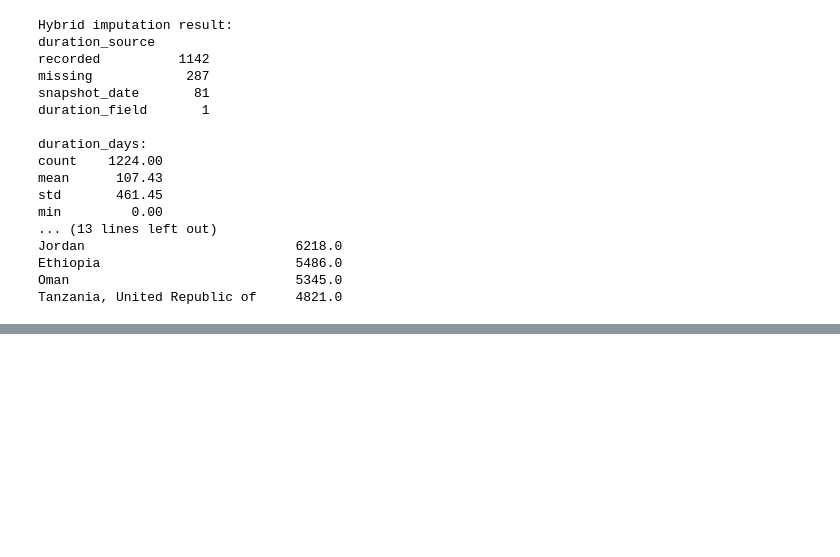
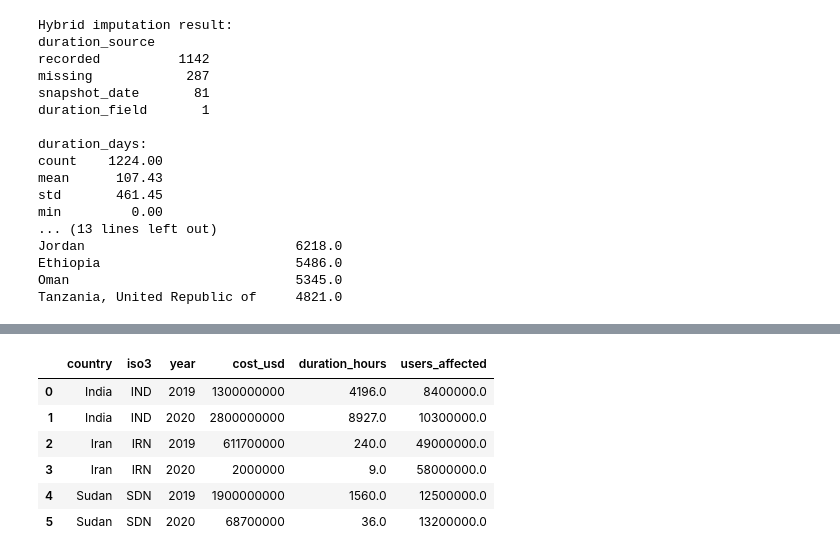
Before and after one commit to Muhanad-husn/The-global-cost-of-internet-shutdowns, a Jupyter notebook: notebooks/02_main.ipynb, the cells around one changed output, grey strips where cells are left out. Saved outputs shown, nothing was run; the diff lists cells and outputs as text; code cells hidden in the pictures; blank space fills up the shorter version.

```diff
--- a/notebooks/02_main.ipynb
+++ b/notebooks/02_main.ipynb
@@ -399,0 +581,18 @@ up from this cleaned frame.*
+# %%
+# Headline Top10VPN figures for the three classic cases the literature has
+# scrutinized most. These are the numbers the dashboard will surface.
+case_studies = costs[
+    ((costs["iso3"] == "IRN") & (costs["year"].isin([2019, 2020]))) |
+    ((costs["iso3"] == "SDN") & (costs["year"].isin([2019, 2020]))) |
+    ((costs["iso3"] == "IND") & (costs["year"].isin([2019, 2020])))
+].sort_values(["iso3", "year"]).reset_index(drop=True)
+display(case_studies[["country", "iso3", "year", "cost_usd",
+                      "duration_hours", "users_affected"]])
+# %% [output]
+|  | country | iso3 | year | cost_usd | duration_hours | users_affected |
+| 0 | India | IND | 2019 | 1300000000 | 4196.0 | 8400000.0 |
+| 1 | India | IND | 2020 | 2800000000 | 8927.0 | 10300000.0 |
+| 2 | Iran | IRN | 2019 | 611700000 | 240.0 | 49000000.0 |
+| 3 | Iran | IRN | 2020 | 2000000 | 9.0 | 58000000.0 |
+| 4 | Sudan | SDN | 2019 | 1900000000 | 1560.0 | 12500000.0 |
+| 5 | Sudan | SDN | 2020 | 68700000 | 36.0 | 13200000.0 |
```
Also changed, not shown: parts of 28 cells of this notebook, 4 other files.
